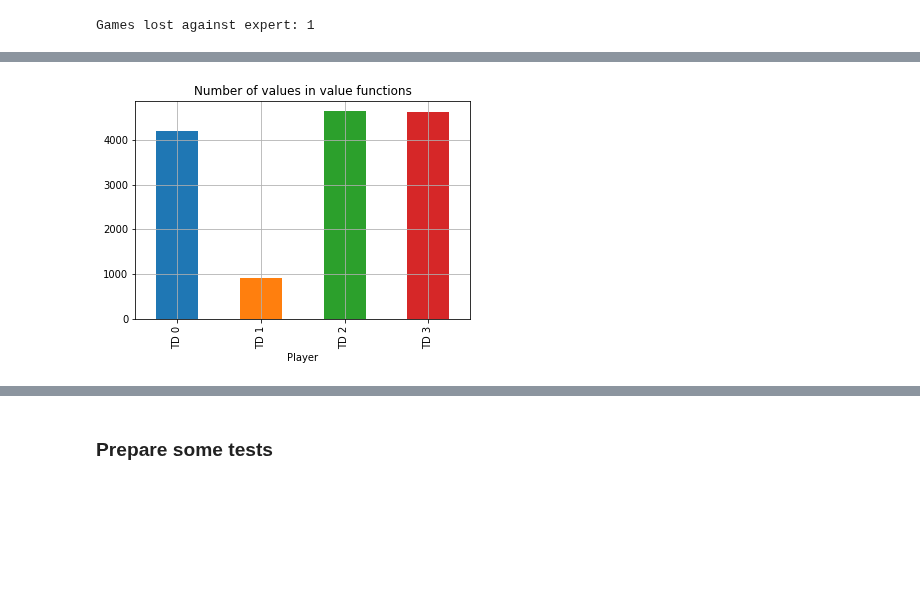
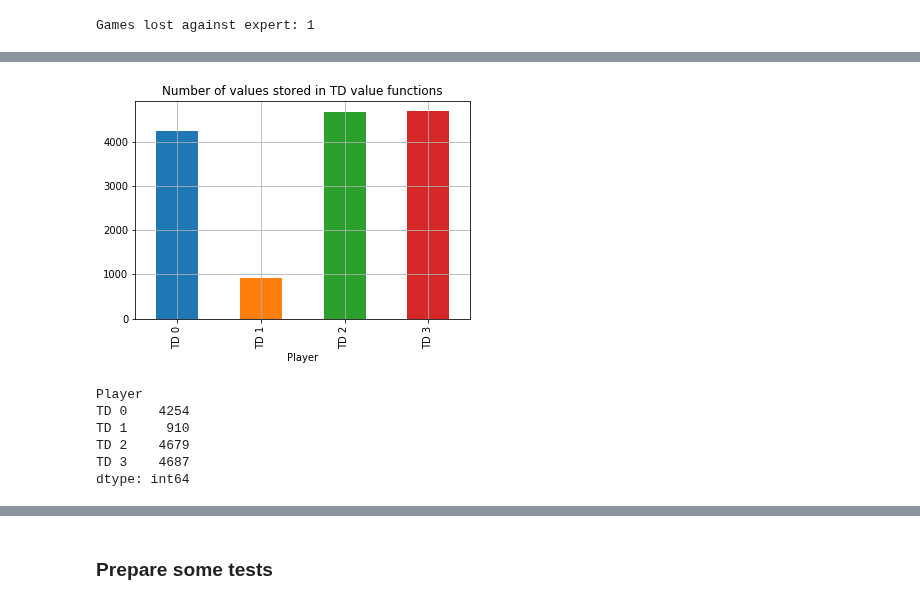
Before and after one commit to billtubbs/game-learner, a Jupyter notebook: Tic Tac Toe Game_Noughts and Crosses.ipynb, the cells around one changed output, grey strips where cells are left out. Cells and saved outputs as stored; diff of their text form; code cells hidden in the pictures; blank space fills up the shorter version.

```diff
--- a/Tic Tac Toe Game_Noughts and Crosses.ipynb
+++ b/Tic Tac Toe Game_Noughts and Crosses.ipynb
@@ -743,5 +743,9 @@ for td in td_players:
     h = pd.Series(td.value_function).hist(bins=bins)
     plt.xlim(0, 1.0)
     plt.title("Distribution of state-values - %s" % td.name)
+    plt.xlabel("Value")
+    plt.ylabel("Frequency")
+    plt.savefig("images/values_%s_hist.png" % td.name)
+    plt.savefig("images/values_%s_hist.pdf" % td.name)
     plt.show()
 # %% [output]
@@ -752,14 +756,25 @@ for td in td_players:
 # %%
 number_of_values = pd.Series(
     [len(td.value_function) for td in td_players],
     index=pd.Index([td.name for td in td_players], name='Player')
 )
 
 number_of_values.plot.bar()
-plt.title("Number of values in value functions")
+plt.title("Number of values stored in TD value functions")
 plt.grid()
+plt.savefig("number_of_values.pdf")
+plt.savefig("images/number_of_values.png")
 # %% [output]
-[figure, old version]
+[figure, new version]
+# %%
+number_of_values
+# %% [output]
+Player
+TD 0    4254
+TD 1     910
+TD 2    4679
+TD 3    4687
+dtype: int64
 # %%
 v = td_players[0].value_function
 
```
Also changed, not shown: parts of 33 cells of this notebook, 1 other file.
